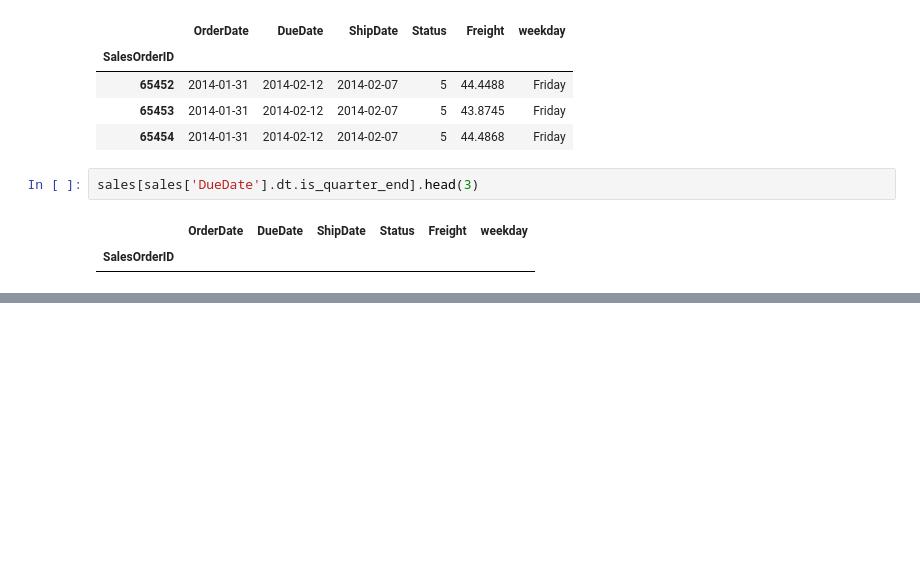
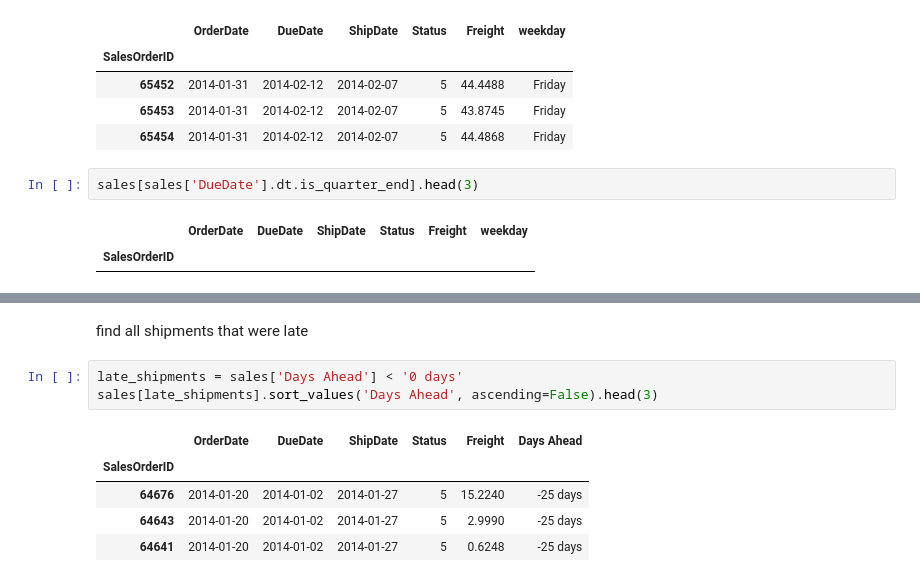
Before and after one commit to Elad-p/Python, a Jupyter notebook: Data Analysis/Working With Dates.ipynb, the cells around one changed output, grey strips where cells are left out. Cells and saved outputs as stored; diff of their text form; blank space fills up the shorter version.

```diff
--- a/Data Analysis/Working With Dates.ipynb
+++ b/Data Analysis/Working With Dates.ipynb
@@ -357,0 +535,11 @@ sales[sales['DueDate'].dt.is_quarter_end].head(3)
+# %% [markdown]
+find all shipments that were late
+# %%
+late_shipments = sales['Days Ahead'] < '0 days'
+sales[late_shipments].sort_values('Days Ahead', ascending=False).head(3)
+# %% [output]
+|  | OrderDate | DueDate | ShipDate | Status | Freight | Days Ahead |
+| SalesOrderID |  |  |  |  |  |  |
+| 64676 | 2014-01-20 | 2014-01-02 | 2014-01-27 | 5 | 15.2240 | -25 days |
+| 64643 | 2014-01-20 | 2014-01-02 | 2014-01-27 | 5 | 2.9990 | -25 days |
+| 64641 | 2014-01-20 | 2014-01-02 | 2014-01-27 | 5 | 0.6248 | -25 days |
```
Also changed, not shown: parts of 44 cells of this notebook.
